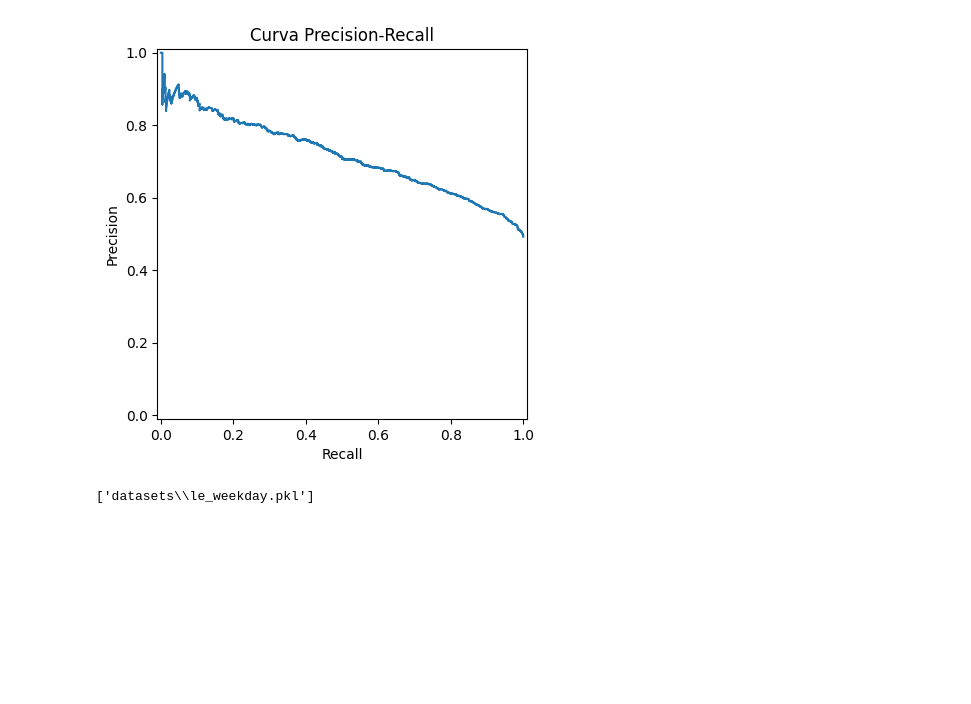
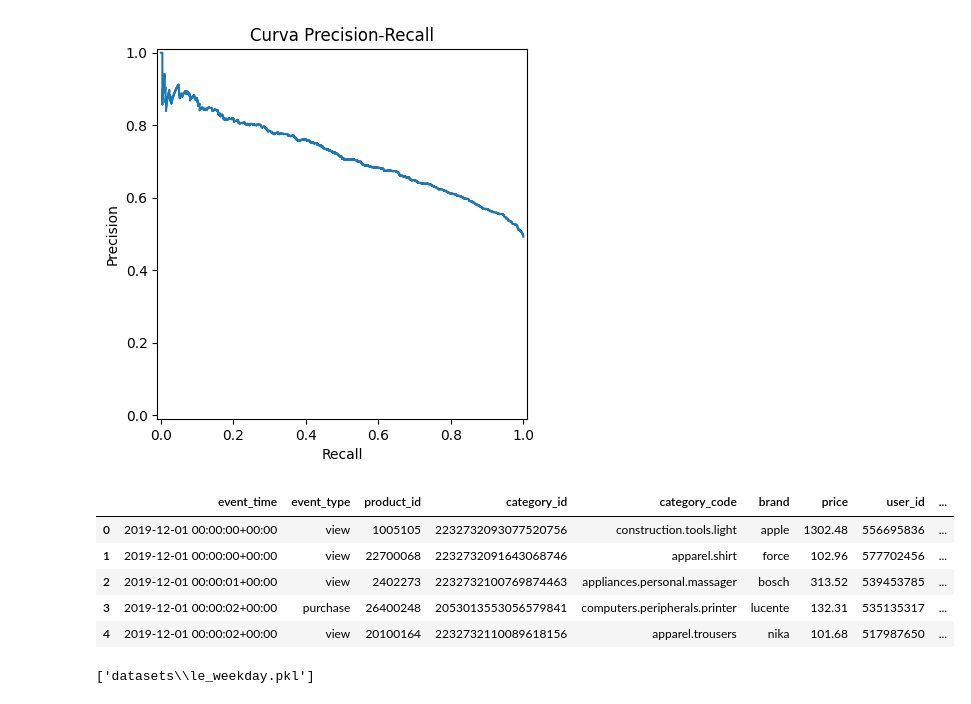
Before and after one commit to Grupo-61/techchallenge03, a Jupyter notebook: Tech Challenge 3.ipynb, the cells around one changed output. Saved outputs shown, nothing was run; the diff lists cells and outputs as text; code cells hidden in the pictures; blank space fills up the shorter version.

Commit message:
Atualização de TC3: Código e Pickle  do Modelo 2 e Dataset de Testes

```diff
--- a/Tech Challenge 3.ipynb
+++ b/Tech Challenge 3.ipynb
@@ -1621,4 +1621,12 @@ Average Precision (AP): 0.72
 [figure]
 # %%
 # Exportação de dados para testes no Streamlit - Modelo RandomForest
-X_test.to_csv(r"datasets\randomforest_test.csv", index=False, encoding="utf-8")
+df_trat_sem_purchase = df_trat.drop('purchase_target', axis=1)
+df_trat_sem_purchase.head()
+# %% [output]
+|  | event_time | event_type | product_id | category_id | category_code | brand | price | user_id | ... |
+| 0 | 2019-12-01 00:00:00+00:00 | view | 1005105 | 2232732093077520756 | construction.tools.light | apple | 1302.48 | 556695836 | ... |
+| 1 | 2019-12-01 00:00:00+00:00 | view | 22700068 | 2232732091643068746 | apparel.shirt | force | 102.96 | 577702456 | ... |
+| 2 | 2019-12-01 00:00:01+00:00 | view | 2402273 | 2232732100769874463 | appliances.personal.massager | bosch | 313.52 | 539453785 | ... |
+| 3 | 2019-12-01 00:00:02+00:00 | purchase | 26400248 | 2053013553056579841 | computers.peripherals.printer | lucente | 132.31 | 535135317 | ... |
+| 4 | 2019-12-01 00:00:02+00:00 | view | 20100164 | 2232732110089618156 | apparel.trousers | nika | 101.68 | 517987650 | ... |
```
Also changed, not shown: parts of 5 cells of this notebook, 2 other files.
